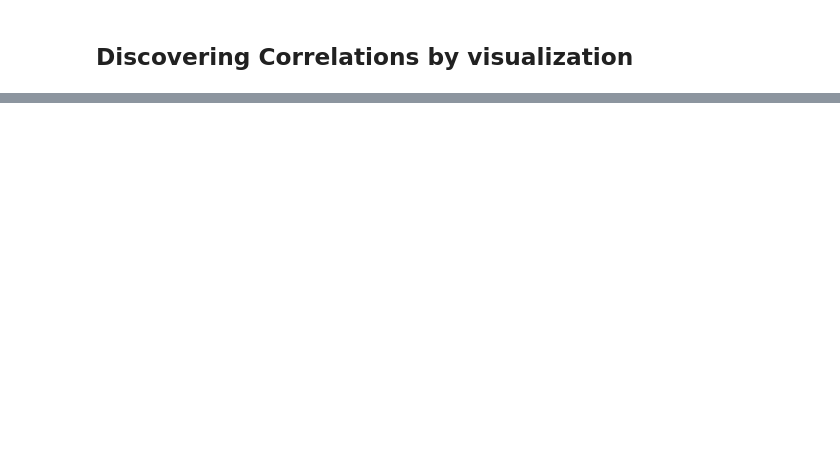
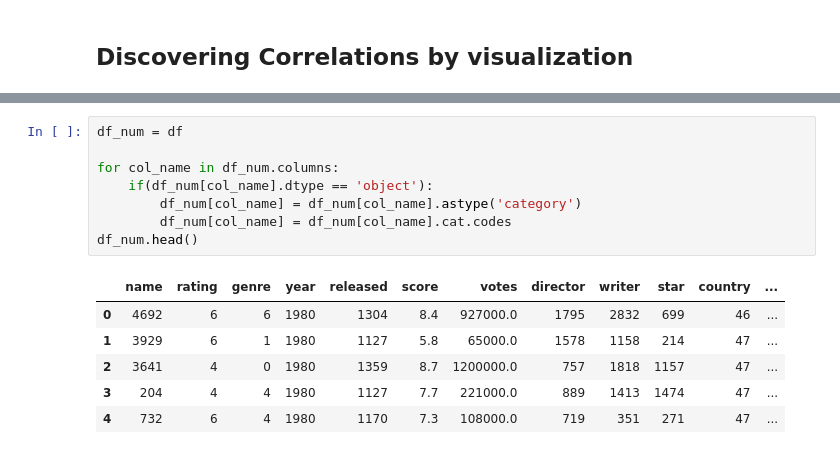
Before and after one commit to PavlosPo/Python-Correlation, a Jupyter notebook: python_corr_project.ipynb, the cells around one changed output, grey strips where cells are left out. Saved outputs shown, nothing was run; the diff lists cells and outputs as text; blank space fills up the shorter version.

```diff
--- a/python_corr_project.ipynb
+++ b/python_corr_project.ipynb
@@ -312,0 +289,15 @@ Spearman's method Selected.
+# %%
+df_num = df
+
+for col_name in df_num.columns:
+    if(df_num[col_name].dtype == 'object'):
+        df_num[col_name] = df_num[col_name].astype('category')
+        df_num[col_name] = df_num[col_name].cat.codes
+df_num.head()
+# %% [output]
+|  | name | rating | genre | year | released | score | votes | director | writer | star | country | ... |
+| 0 | 4692 | 6 | 6 | 1980 | 1304 | 8.4 | 927000.0 | 1795 | 2832 | 699 | 46 | ... |
+| 1 | 3929 | 6 | 1 | 1980 | 1127 | 5.8 | 65000.0 | 1578 | 1158 | 214 | 47 | ... |
+| 2 | 3641 | 4 | 0 | 1980 | 1359 | 8.7 | 1200000.0 | 757 | 1818 | 1157 | 47 | ... |
+| 3 | 204 | 4 | 4 | 1980 | 1127 | 7.7 | 221000.0 | 889 | 1413 | 1474 | 47 | ... |
+| 4 | 732 | 6 | 4 | 1980 | 1170 | 7.3 | 108000.0 | 719 | 351 | 271 | 47 | ... |
```
Also changed, not shown: parts of 25 cells of this notebook.
